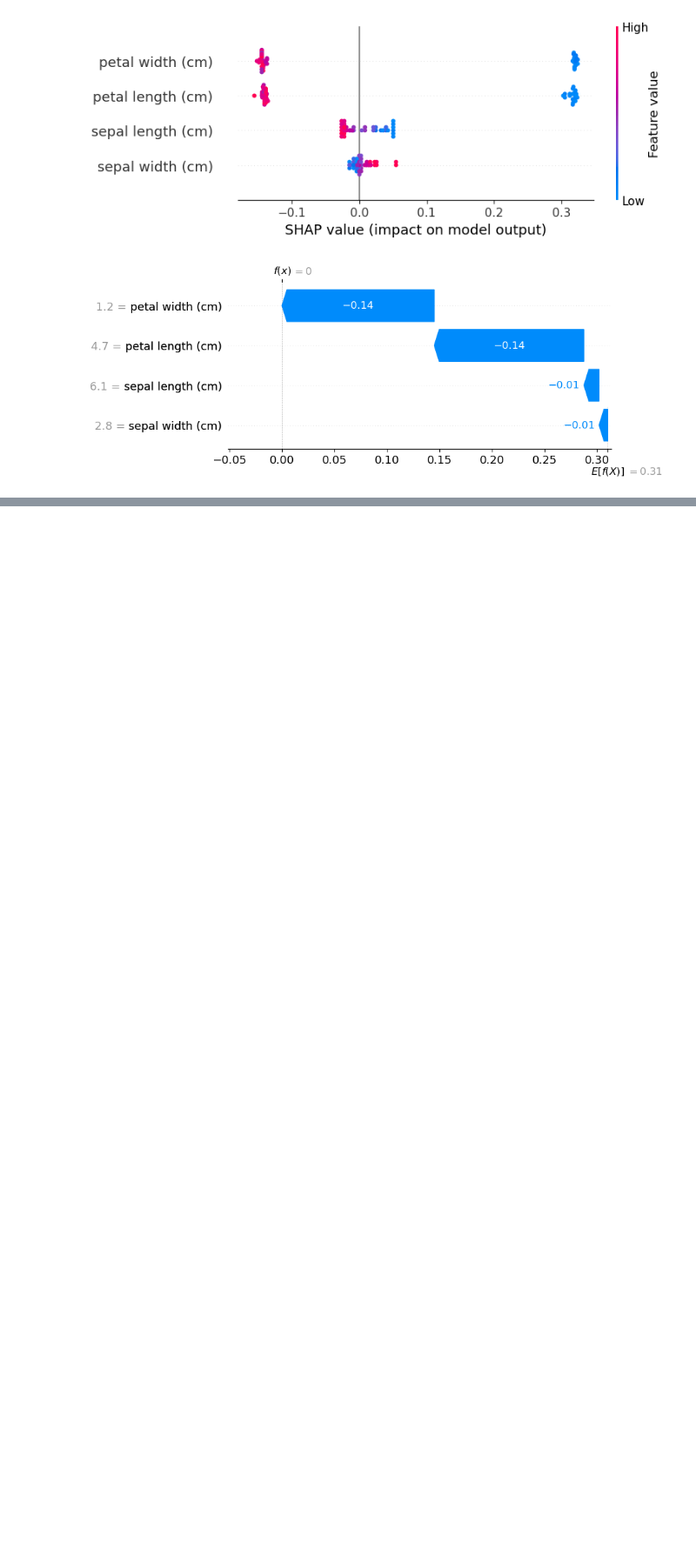
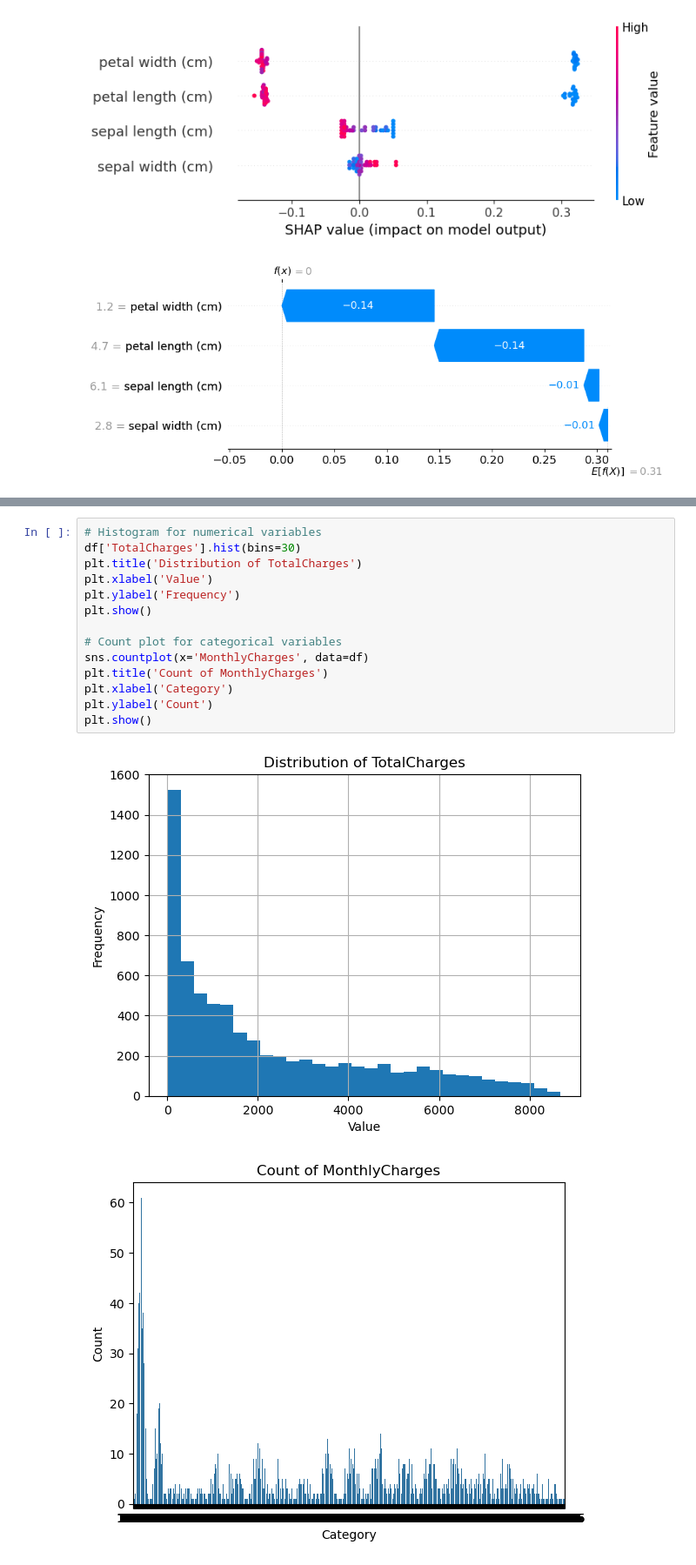
Before and after one commit to rmd360/machinelearningproject, a Jupyter notebook: Customer Churn Prediction.ipynb, the cells around one changed output, grey strips where cells are left out. Shown at 87% size. Cells and saved outputs as stored; diff of their text form; blank space fills up the shorter version.

```diff
--- a/Customer Churn Prediction.ipynb
+++ b/Customer Churn Prediction.ipynb
@@ -294,0 +299,17 @@ shap.plots.waterfall(shap_values[i, :, 0])
+# %%
+# Histogram for numerical variables
+df['TotalCharges'].hist(bins=30)
+plt.title('Distribution of TotalCharges')
+plt.xlabel('Value')
+plt.ylabel('Frequency')
+plt.show()
+
+# Count plot for categorical variables
+sns.countplot(x='MonthlyCharges', data=df)
+plt.title('Count of MonthlyCharges')
+plt.xlabel('Category')
+plt.ylabel('Count')
+plt.show()
+# %% [output]
+[figure, added]
+[figure, added]
```
Also changed, not shown: parts of 5 cells of this notebook.
